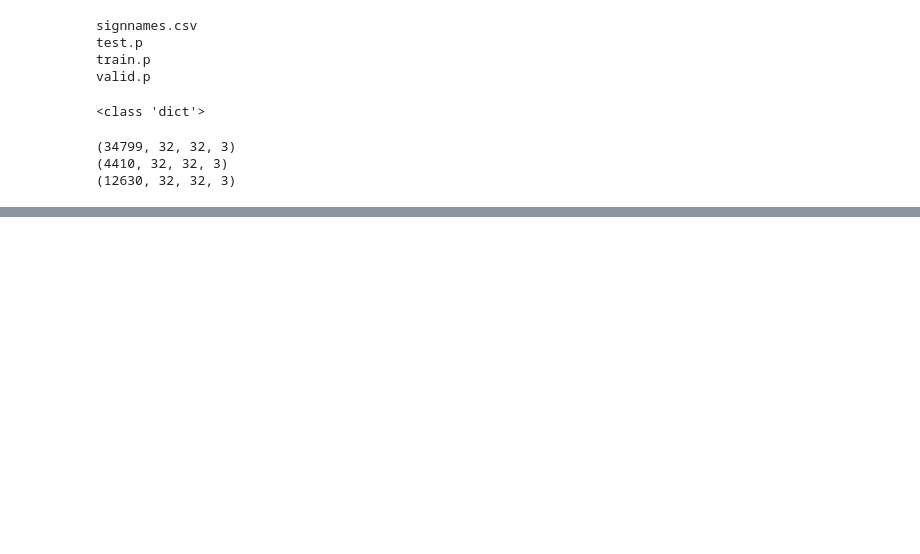
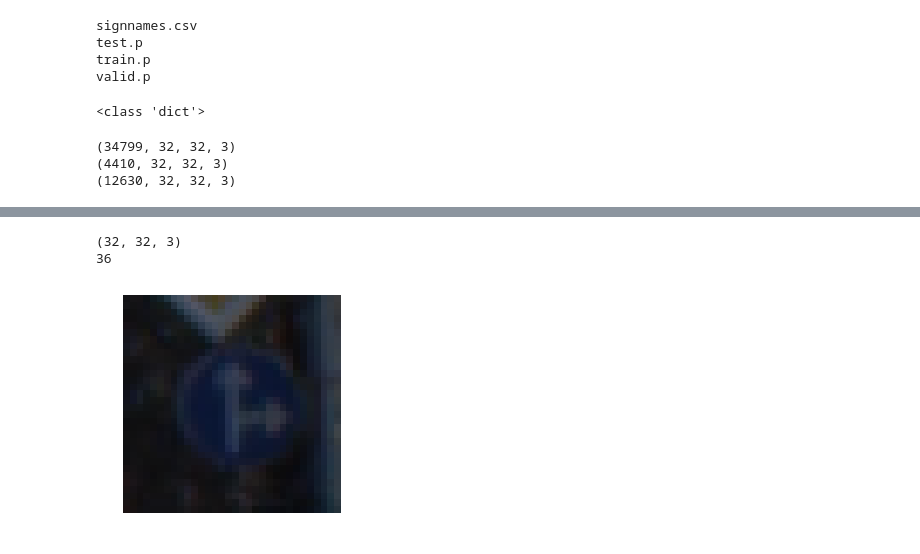
Before and after one commit to AvinashTiwari/Artifical-intelligence, a Jupyter notebook: Self_driving_Car/9_Traffic_Signal/Classify_Road_Symbol.ipynb, the cells around one changed output, grey strips where cells are left out. Drawn from its saved outputs; the diff is of its cells as text; code cells hidden in the pictures; blank space fills up the shorter version.

```diff
--- a/Self_driving_Car/9_Traffic_Signal/Classify_Road_Symbol.ipynb
+++ b/Self_driving_Car/9_Traffic_Signal/Classify_Road_Symbol.ipynb
@@ -77,0 +89,14 @@ ValueError: shape mismatch: objects cannot be broadcast to a single shape
+# %%
+import cv2
+
+plt.imshow(X_train[1000])
+plt.axis("off")
+print(X_train[1000].shape)
+print(y_train[1000])
+def grayscale(img):
+    img = cv2.cvtColor(img, cv2.COLOR_BGR2GRAY)
+    return img
+# %% [output]
+(32, 32, 3)
+36
+[figure, added]
```
Also changed, not shown: parts of 13 cells of this notebook.
